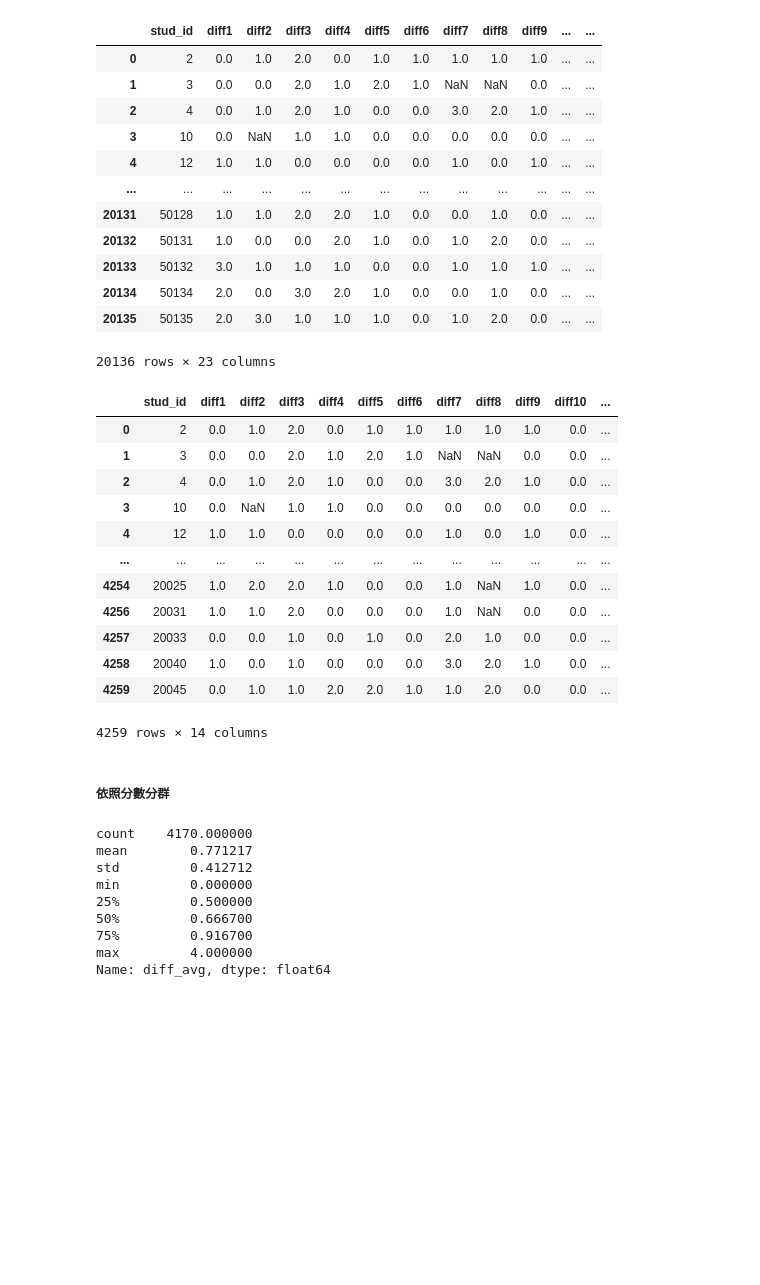
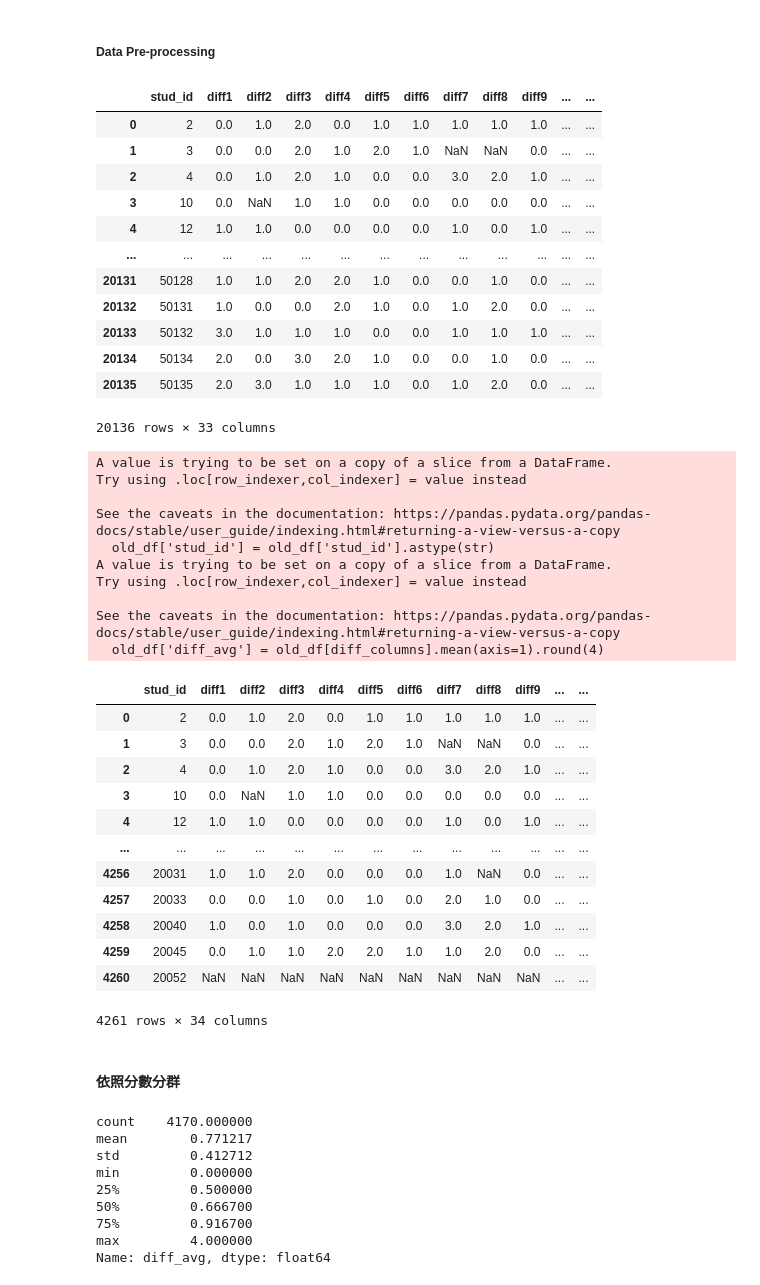
Before and after one commit to ouyang-yang/TIER, a Jupyter notebook: EE_FP.ipynb, the cells around one changed output. Cells and saved outputs as stored; diff of their text form; code cells hidden in the pictures; blank space fills up the shorter version.

```diff
--- a/EE_FP.ipynb
+++ b/EE_FP.ipynb
@@ -9,7 +14,19 @@ from scipy import stats
+# %%
+diff_file = r'C:/Users/mayda/Downloads/diff.csv'
+df = pd.read_csv(diff_file)
+df.drop(columns=df.columns[0], axis=1, inplace=True)
+
+stud_data = r'C:/Users/mayda/Downloads/第三波(2005)高中職五專學生問卷資料/CSV/w3_sf_s_cpnp_lv7.0.csv'
+df_stud = pd.read_csv(stud_data)
+par_data = r"C:/Users/mayda/Downloads/第三波(2005)高中職五專家長問卷資料/w3_sf_p_cpnp_lv7.0.csv"
+df_par = pd.read_csv(par_data)
+# %% [markdown]
+##### Data Pre-processing
 # %%
-file_path = r'C:/Users/mayda/Downloads/diff.csv'
-df = pd.read_csv(file_path)
-df.drop(columns=df.columns[0], axis=1, inplace=True)
+df = df.merge(df_stud[['stud_id', 'w3s303', 'w3s344']], on='stud_id', how='outer')
+df = df.merge(df_par[['stud_id', 'w3p103', 'w3p104', 'w3p107', 'w3p108',
+                      'w3p109', 'w3p110', 'w3p601', 'w3p602']], on='stud_id', how='outer')
+
 df['cp'] = [0 if x >= 30002 else 1 for x in df['stud_id']] # cp=1: 追蹤樣本
 df
 # %% [output]
@@ -25,34 +42,54 @@ df
 | 20133 | 50132 | 3.0 | 1.0 | 1.0 | 1.0 | 0.0 | 0.0 | 1.0 | 1.0 | 1.0 | ... | ... |
 | 20134 | 50134 | 2.0 | 0.0 | 3.0 | 2.0 | 1.0 | 0.0 | 0.0 | 1.0 | 0.0 | ... | ... |
 | 20135 | 50135 | 2.0 | 3.0 | 1.0 | 1.0 | 1.0 | 0.0 | 1.0 | 2.0 | 0.0 | ... | ... |
-20136 rows × 23 columns
+20136 rows × 33 columns
+# %%
+# w3p602 您家裡平均每個月的總收入是多少？
+df.loc[df['w3p602'] == 1.0, 'w3p602'] = 10000
+df.loc[df['w3p602'] == 2.0, 'w3p602'] = 25000
+df.loc[df['w3p602'] == 3.0, 'w3p602'] = 40000
+df.loc[df['w3p602'] == 4.0, 'w3p602'] = 75000
+df.loc[df['w3p602'] == 5.0, 'w3p602'] = 150000
+df.loc[df['w3p602'] == 6.0, 'w3p602'] = 250000
 # %%
 m = df.cp==1
 old_df=df[m] # 追蹤樣本
 new_df=df[~m] # 新樣本
+
+diff_columns = ['diff1', 'diff2', 'diff3', 'diff4', 'diff5', 'diff6', 'diff7', 'diff8', 'diff9', 'diff10', 'diff11', 'diff12']
+family_vars = ['w3s303', 'w3s344', 'w3p103', 'w3p104', 'w3p107', 'w3p108', 'w3p109', 'w3p110', 'w3p601', 'w3p602']
+all_vars = family_vars + ['diff_avg']
 # %%
-old_df = old_df.drop(old_df.columns[[13, 14, 15, 16, 17, 18, 19, 20, 21, 22]], axis=1)
+# old_df = old_df.drop(old_df.columns[[13, 14, 15, 16, 17, 18, 19, 20, 21, 22]], axis=1)
 old_df['stud_id'] = old_df['stud_id'].astype(str)
-
-old_df['diff_avg'] = old_df.loc[:, old_df.columns!='stud_id'].mean(axis=1).round(4)
-old_df = old_df.drop(4255, 4260) # 這一列全部是NaN
+old_df['diff_avg'] = old_df[diff_columns].mean(axis=1).round(4)
 old_df
 # %% [output]
+A value is trying to be set on a copy of a slice from a DataFrame.
+Try using .loc[row_indexer,col_indexer] = value instead
+
+See the caveats in the documentation: https://pandas.pydata.org/pandas-docs/stable/user_guide/indexing.html#returning-a-view-versus-a-copy
+  old_df['stud_id'] = old_df['stud_id'].astype(str)
+A value is trying to be set on a copy of a slice from a DataFrame.
+Try using .loc[row_indexer,col_indexer] = value instead
+
+See the caveats in the documentation: https://pandas.pydata.org/pandas-docs/stable/user_guide/indexing.html#returning-a-view-versus-a-copy
+  old_df['diff_avg'] = old_df[diff_columns].mean(axis=1).round(4)
-|  | stud_id | diff1 | diff2 | diff3 | diff4 | diff5 | diff6 | diff7 | diff8 | diff9 | diff10 | ... |
-| 0 | 2 | 0.0 | 1.0 | 2.0 | 0.0 | 1.0 | 1.0 | 1.0 | 1.0 | 1.0 | 0.0 | ... |
-| 1 | 3 | 0.0 | 0.0 | 2.0 | 1.0 | 2.0 | 1.0 | NaN | NaN | 0.0 | 0.0 | ... |
-| 2 | 4 | 0.0 | 1.0 | 2.0 | 1.0 | 0.0 | 0.0 | 3.0 | 2.0 | 1.0 | 0.0 | ... |
-| 3 | 10 | 0.0 | NaN | 1.0 | 1.0 | 0.0 | 0.0 | 0.0 | 0.0 | 0.0 | 0.0 | ... |
-| 4 | 12 | 1.0 | 1.0 | 0.0 | 0.0 | 0.0 | 0.0 | 1.0 | 0.0 | 1.0 | 0.0 | ... |
+|  | stud_id | diff1 | diff2 | diff3 | diff4 | diff5 | diff6 | diff7 | diff8 | diff9 | ... | ... |
+| 0 | 2 | 0.0 | 1.0 | 2.0 | 0.0 | 1.0 | 1.0 | 1.0 | 1.0 | 1.0 | ... | ... |
+| 1 | 3 | 0.0 | 0.0 | 2.0 | 1.0 | 2.0 | 1.0 | NaN | NaN | 0.0 | ... | ... |
+| 2 | 4 | 0.0 | 1.0 | 2.0 | 1.0 | 0.0 | 0.0 | 3.0 | 2.0 | 1.0 | ... | ... |
+| 3 | 10 | 0.0 | NaN | 1.0 | 1.0 | 0.0 | 0.0 | 0.0 | 0.0 | 0.0 | ... | ... |
+| 4 | 12 | 1.0 | 1.0 | 0.0 | 0.0 | 0.0 | 0.0 | 1.0 | 0.0 | 1.0 | ... | ... |
 | ... | ... | ... | ... | ... | ... | ... | ... | ... | ... | ... | ... | ... |
-| 4254 | 20025 | 1.0 | 2.0 | 2.0 | 1.0 | 0.0 | 0.0 | 1.0 | NaN | 1.0 | 0.0 | ... |
-| 4256 | 20031 | 1.0 | 1.0 | 2.0 | 0.0 | 0.0 | 0.0 | 1.0 | NaN | 0.0 | 0.0 | ... |
-| 4257 | 20033 | 0.0 | 0.0 | 1.0 | 0.0 | 1.0 | 0.0 | 2.0 | 1.0 | 0.0 | 0.0 | ... |
-| 4258 | 20040 | 1.0 | 0.0 | 1.0 | 0.0 | 0.0 | 0.0 | 3.0 | 2.0 | 1.0 | 0.0 | ... |
-| 4259 | 20045 | 0.0 | 1.0 | 1.0 | 2.0 | 2.0 | 1.0 | 1.0 | 2.0 | 0.0 | 0.0 | ... |
+| 4256 | 20031 | 1.0 | 1.0 | 2.0 | 0.0 | 0.0 | 0.0 | 1.0 | NaN | 0.0 | ... | ... |
+| 4257 | 20033 | 0.0 | 0.0 | 1.0 | 0.0 | 1.0 | 0.0 | 2.0 | 1.0 | 0.0 | ... | ... |
+| 4258 | 20040 | 1.0 | 0.0 | 1.0 | 0.0 | 0.0 | 0.0 | 3.0 | 2.0 | 1.0 | ... | ... |
+| 4259 | 20045 | 0.0 | 1.0 | 1.0 | 2.0 | 2.0 | 1.0 | 1.0 | 2.0 | 0.0 | ... | ... |
+| 4260 | 20052 | NaN | NaN | NaN | NaN | NaN | NaN | NaN | NaN | NaN | ... | ... |
-4259 rows × 14 columns
+4261 rows × 34 columns
 # %% [markdown]
-##### 依照分數分群
+#### 依照分數分群
 # %%
 old_df['diff_avg'].describe()
 # %% [output]
```
Also changed, not shown: parts of 10 cells of this notebook.
